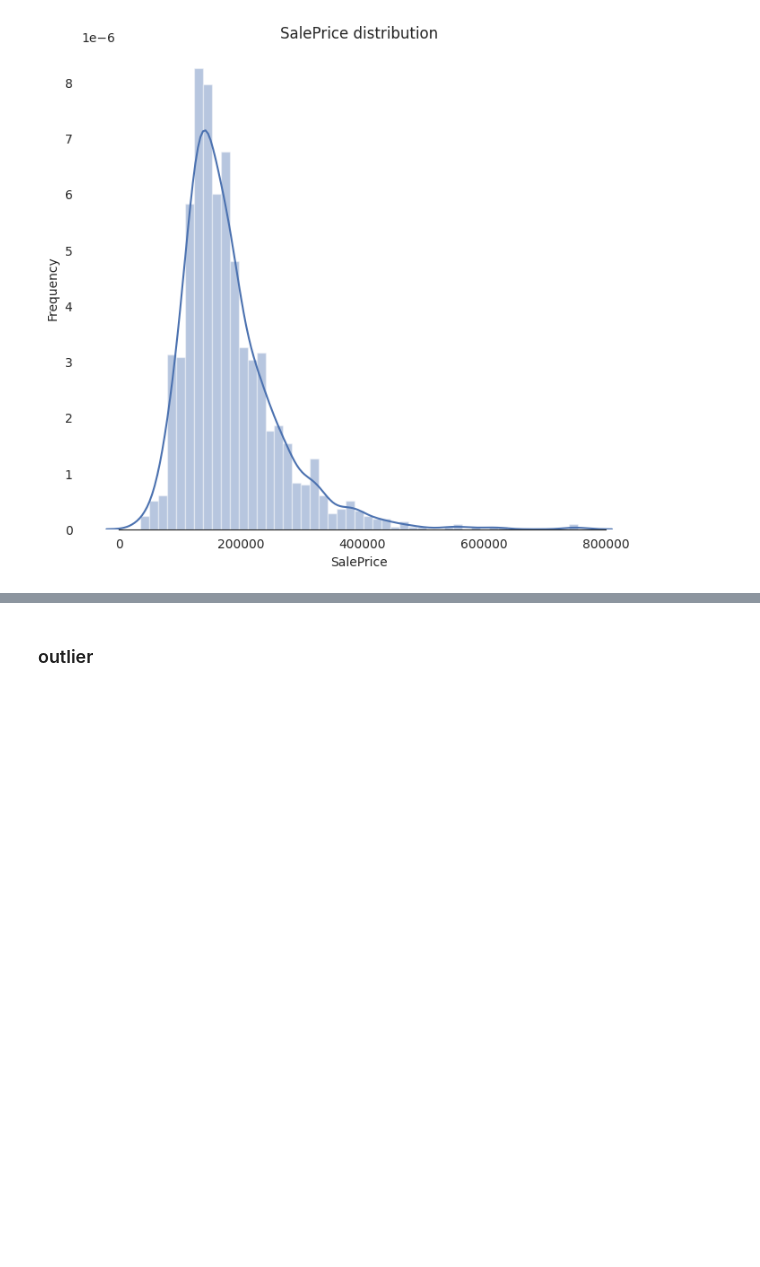
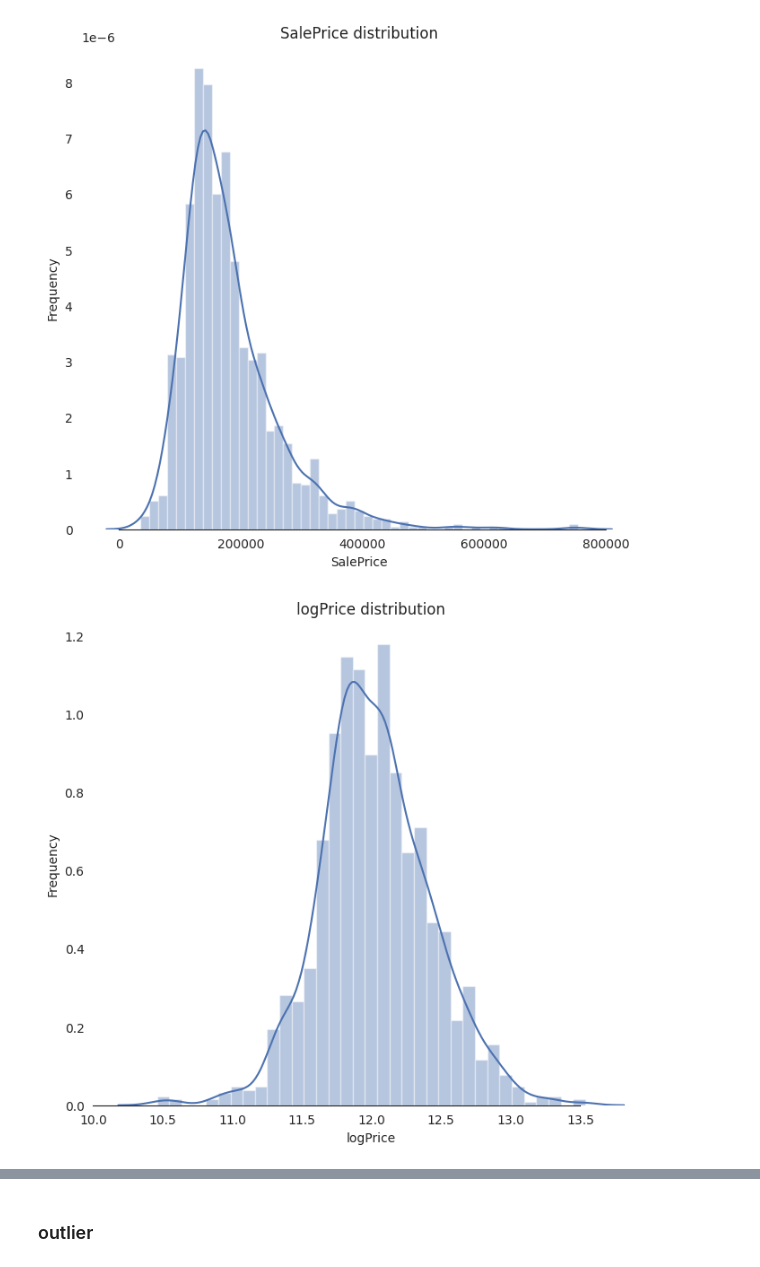
Before and after one commit to zoezhousy/Kaggle_House_Price_Prediction, a Jupyter notebook: notebook-team-x.ipynb, the cells around one changed output, grey strips where cells are left out. Cells and saved outputs as stored; diff of their text form; code cells hidden in the pictures; blank space fills up the shorter version.

```diff
--- a/notebook-team-x.ipynb
+++ b/notebook-team-x.ipynb
@@ -135,4 +134,27 @@ sns.despine(trim=True, left=True)
 plt.show()
 # %% [output]
 [figure]
+# %%
+# log price
+# log(1+x) to all elements of the column SalePrice
+logPrice = np.log1p(train_data['SalePrice'])
+
+train_data_log = train_data.copy()
+train_data_log['logPrice'] = logPrice
+# %%
+# adjust skewness
+sns.set_style("white")
+sns.set_color_codes(palette='deep')
+f, ax = plt.subplots(figsize=(8, 7))
+# Check the new distribution
+sns.distplot(train_data_log['logPrice'], color="b", kde=True)
+ax.xaxis.grid(False)
+ax.set(ylabel="Frequency")
+ax.set(xlabel="logPrice")
+ax.set(title="logPrice distribution")
+sns.despine(trim=True, left=True)
+plt.show()
+#################################### normal distribution line
+# %% [output]
+[figure, added]
 # %%
```
Also changed, not shown: parts of 21 cells of this notebook.
